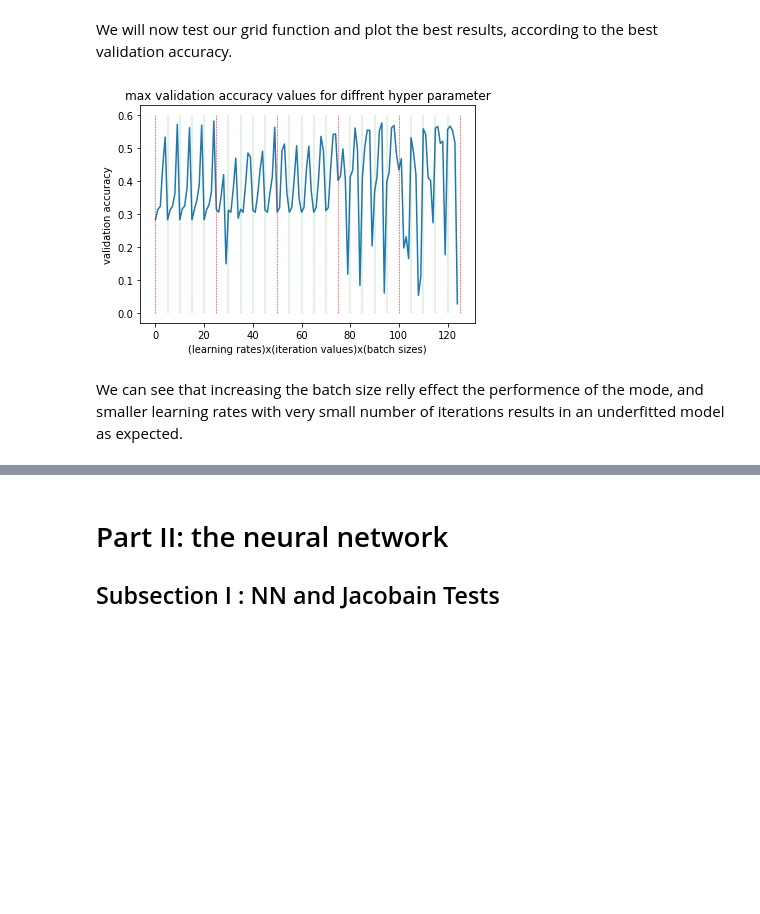
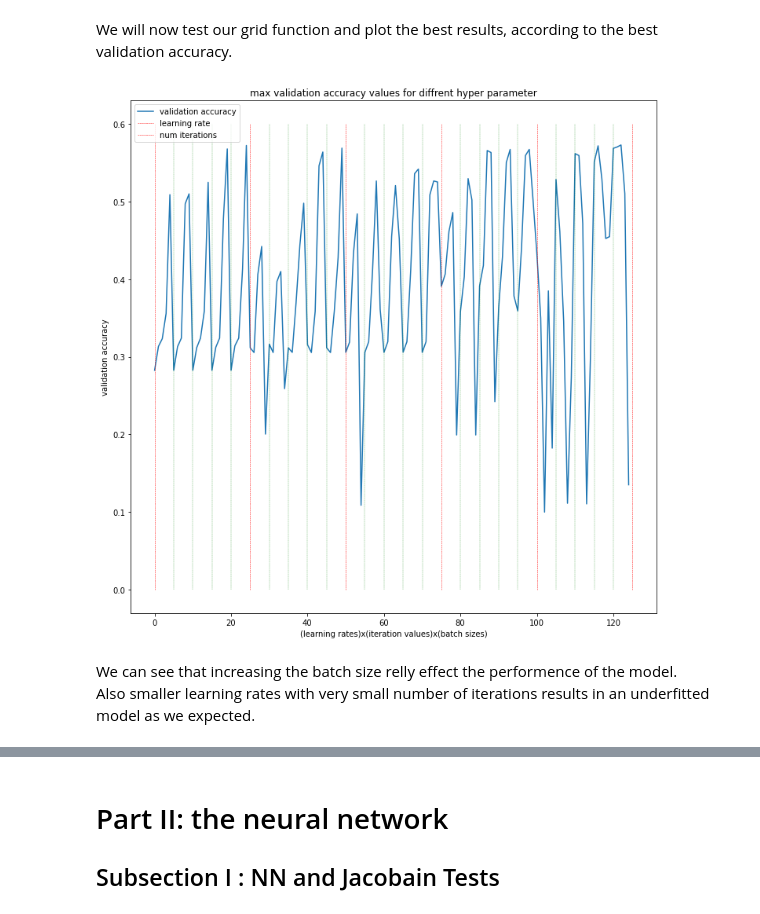
Before and after one commit to danikv/DeepLearningEx1, a Jupyter notebook: Ex1.ipynb, the cells around one changed output, grey strips where cells are left out. Cells and saved outputs as stored; diff of their text form; code cells hidden in the pictures; blank space fills up the shorter version.

```diff
--- a/Ex1.ipynb
+++ b/Ex1.ipynb
@@ -318,13 +303,10 @@ Importent thing to note is that each layer updates its own weights according to
 # %%
 import math
 
-def update_weigths(layers, history, learning_rate, Y_true):
-    error = history[-1] - Y_true
-    for i in range(1, len(layers) + 1):
-        X = history[-i - 1]
-        Y = history[-i]
-        gradient_theta, gradient_b, error = layers[-i].gradient(X, Y, error)
-        layers[-i].update_weigths(gradient_theta, gradient_b, learning_rate)
+def update_weigths(model, learning_rate, Y_true):
+    grad = model.gradient(Y_true)
+    for i, (gradient_theta, gradient_b, error) in enumerate(reversed(grad)):
+        model.layers()[i].update_weigths(gradient_theta, gradient_b, learning_rate)
 
 
 def SGD(model, X, Y, X_val, Y_val, epoch, learning_rate, loss, batch_size):
@@ -338,7 +320,7 @@ def SGD(model, X, Y, X_val, Y_val, epoch, learning_rate, loss, batch_size):
         iter_loss = 0
         for j in range(0, X.shape[1], batch_size):
             Y_predicted = model(X[:, j:j+batch_size])
-            update_weigths(model.layers(), model.history(), learning_rate, Y[:, j:j+batch_size])
+            update_weigths(model, learning_rate, Y[:, j:j+batch_size])
             iter_accuracy += accuracy(Y[:, j:j+batch_size], Y_predicted)
             iter_loss += loss(Y[:, j:j+batch_size], Y_predicted)
         Y_predicted_val = model(X_val)
@@ -378,0 +363,23 @@ plt.show()
+# %%
+model = sequential_model(
+        linear_layer(5, 5, activation=softmax())
+        )
+
+train_loss, train_accuracy, val_loss, val_accuracy = SGD(model, X2, Y2, X2_val, Y2_val, 200, 0.1, cross_entropy_loss, 2500)
+
+fig, axs = plt.subplots(2, 2, figsize=(12,6))
+fig.suptitle('loss and accuracy function as a function of iteration')
+
+axs[0][0].plot(train_loss)
+axs[0][0].set_ylabel('train loss')
+
+axs[0][1].plot(train_accuracy)
+axs[0][1].set_ylabel('train accuracy')
+
+axs[1][0].plot(val_loss)
+axs[1][0].set_ylabel('val loss')
+
+axs[1][1].plot(val_accuracy)
+axs[1][1].set_ylabel('val accuracy')
+
+plt.show()
@@ -407,42 +419,46 @@ train_accuracy, train_loss, val_accuracy, val_loss = grid_search(lambda : sequen
 # %%
 max_values = list(map(lambda x : max(x), val_accuracy))
 
+plt.figure(figsize=(12,12))
 plt.plot(max_values)
 plt.title("max validation accuracy values for diffrent hyper parameter")
 plt.ylabel('validation accuracy')
 plt.xlabel('(learning rates)x(iteration values)x(batch sizes)')
-plt.plot([25, 25], [0, 0.6], 'r--', lw=0.5,)
+plt.plot([25, 25], [0, 0.6], 'r--', lw=0.5, label="number of iterations")
 plt.plot([50, 50], [0, 0.6], 'r--', lw=0.5,)
 plt.plot([75, 75], [0, 0.6], 'r--', lw=0.5,)
 plt.plot([100, 100], [0, 0.6], 'r--', lw=0.5,)
 plt.plot([0, 0], [0, 0.6], 'r--', lw=0.5,)
 plt.plot([125, 125], [0, 0.6], 'r--', lw=0.5,)
-plt.plot([5, 5], [0, 0.6], 'g--', lw=0.3,)
+plt.plot([5, 5], [0, 0.6], 'g--', lw=0.3, )
 plt.plot([10, 10], [0, 0.6], 'g--', lw=0.3,)
 plt.plot([15, 15], [0, 0.6], 'g--', lw=0.3,)
 plt.plot([20, 20], [0, 0.6], 'g--', lw=0.3,)
 plt.plot([30, 30], [0, 0.6], 'g--', lw=0.3,)
 plt.plot([35, 35], [0, 0.6], 'g--', lw=0.3,)
 plt.plot([40, 40], [0, 0.6], 'g--', lw=0.3,)
 plt.plot([45, 45], [0, 0.6], 'g--', lw=0.3,)
 plt.plot([55, 55], [0, 0.6], 'g--', lw=0.3,)
 plt.plot([60, 60], [0, 0.6], 'g--', lw=0.3,)
 plt.plot([65, 65], [0, 0.6], 'g--', lw=0.3,)
 plt.plot([70, 70], [0, 0.6], 'g--', lw=0.3,)
 plt.plot([80, 80], [0, 0.6], 'g--', lw=0.3,)
 plt.plot([85, 85], [0, 0.6], 'g--', lw=0.3,)
 plt.plot([90, 90], [0, 0.6], 'g--', lw=0.3,)
 plt.plot([95, 95], [0, 0.6], 'g--', lw=0.3,)
 plt.plot([105, 105], [0, 0.6], 'g--', lw=0.3,)
 plt.plot([110, 110], [0, 0.6], 'g--', lw=0.3,)
 plt.plot([115, 115], [0, 0.6], 'g--', lw=0.3,)
-plt.plot([120, 120], [0, 0.6], 'g--', lw=0.3,)
+plt.plot([120, 120], [0, 0.6], 'g--', lw=0.3)
+
+plt.legend(['validation accuracy', 'learning rate', 'num iterations'], loc='upper left')
 
 plt.show()
 # %% [output]
-[figure, old version]
+[figure, new version]
 # %% [markdown]
-We can see that increasing the batch size relly effect the performence of the mode, and smaller learning rates with very small number of iterations results in an underfitted model as expected.
+We can see that increasing the batch size relly effect the performence of the model.<br>
+Also smaller learning rates with very small number of iterations results in an underfitted model as we expected.
 # %%
 index = np.argmax(max_values)
 
```
Also changed, not shown: parts of 53 cells of this notebook.
